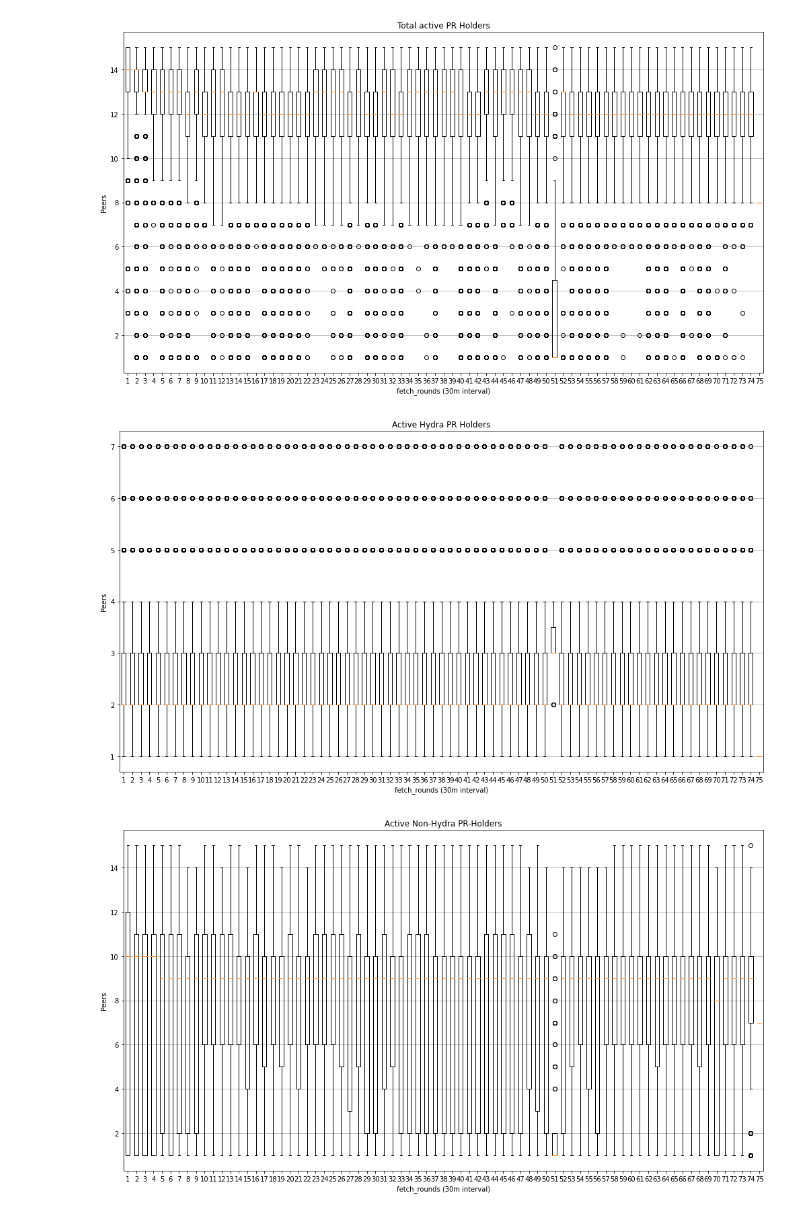
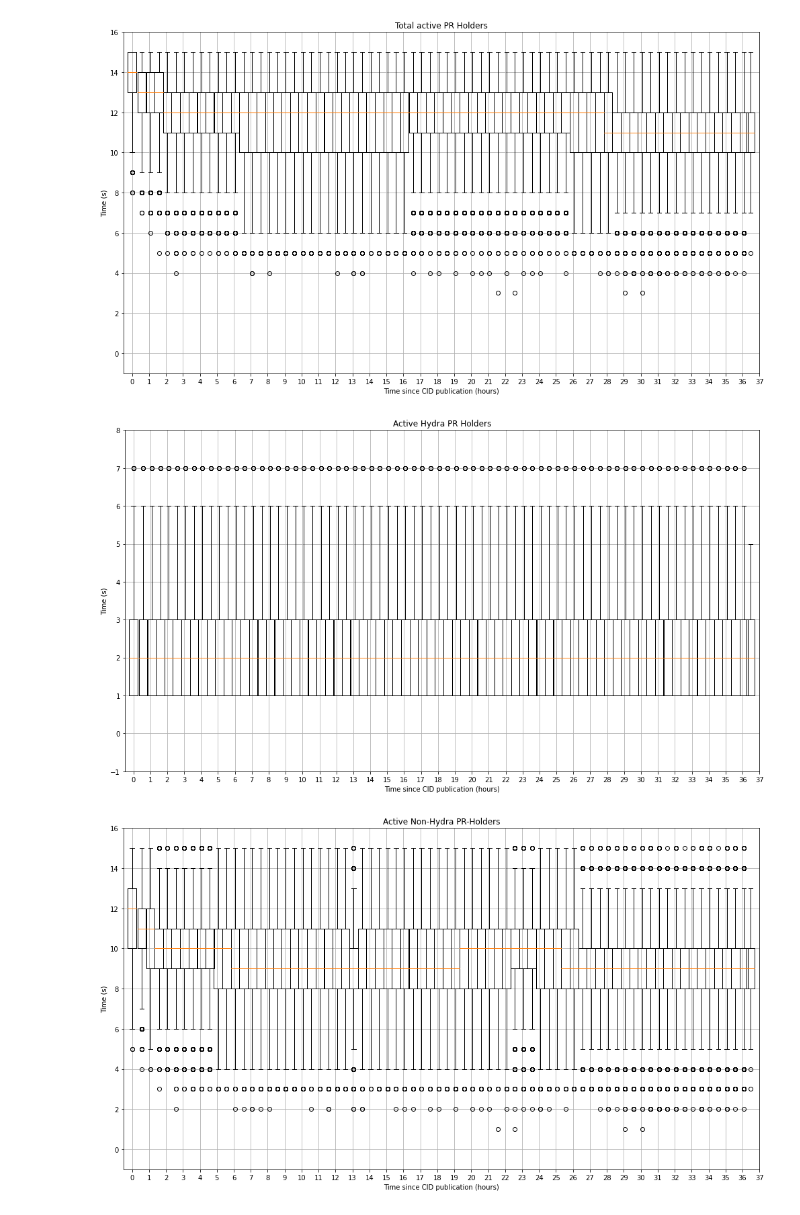
Before and after one commit to cortze/ipfs-cid-hoarder, a Jupyter notebook: analyzer/cid_hoarder_analyzer.ipynb, the cells around one changed output. Drawn from its saved outputs; the diff is of its cells as text; code cells hidden in the pictures.

```diff
--- a/analyzer/cid_hoarder_analyzer.ipynb
+++ b/analyzer/cid_hoarder_analyzer.ipynb
@@ -110,18 +117,26 @@ plt.grid(axis='y')
 pobj = pd.read_sql_query("select ping_round from fetch_results group by ping_round order by ping_round ASC", db_con)
 
 fetch_time_dist = []
+hours_dist = []
 # Get the distribution for each of the rounds
 for i, row in pobj.iterrows():
-    fpd_round_ftime = pd.read_sql_query(f'select fetch_duration from fetch_results where ping_round={row["ping_round"]}', db_con)
+    fpd_round_ftime = pd.read_sql_query(f'select cid_hash, fetch_time, fetch_duration from fetch_results where ping_round={row["ping_round"]} order by cid_hash', db_con)
     fetch_time_dist.append(fpd_round_ftime['fetch_duration'] / 1000 ) # convert to secs
 
-# TODO: remove zeros?
+    fpd_round_ftime['time of pub'] = (fpd_round_ftime['fetch_time'] - pub_times['gen_time']) / 3600 # get the hours since publish time
+    pp = fpd_round_ftime['time of pub'].to_numpy()
+    hours_dist.append(np.median(pp))
 
 fig, ax = plt.subplots()
-ax.boxplot(fetch_time_dist, showfliers=False)
-ax.set_xlabel("fetch_rounds (30m interval)") # TODO: hardcoded to 30 mins?
-ax.set_ylabel("time (ms)")
-ax.figure.set_size_inches(14, 8)
+ax.figure.set_size_inches(14, 6)
+ax.boxplot(fetch_time_dist, positions=hours_dist, showfliers=False)
+ax.set_xlabel("Time since CID publication (hours)")
+
+# set net xticks to int hours
+ticks = np.arange(np.round(hours_dist[-1])+2)
+ax.set_xticks(ticks, ticks.astype(int))
+ax.set_ylabel("Time (s)")
+
 plt.title("Quartiles of PR fetch times per fetching round")
 plt.grid(axis='y')
 plt.tight_layout()
@@ -167,46 +189,51 @@ query_set = ["""
     group by p.cid_hash, p.ping_round order by ping_round ASC;
     """,
     """
-    select p.cid_hash, p.ping_round, p.client, count(p.is_active) from (
+    select p.cid_hash, p.ping_round, count(p.is_active) from (
         select r.cid_hash, r.ping_round, r.peer_id, r.is_active, i.client from ping_results as r
         left join peer_info as i on r.peer_id=i.peer_id
     ) as p where p.ping_round={%ping_round%} and p.is_active=true and p.client='hydra-booster'
-    group by p.cid_hash, p.ping_round, p.client order by ping_round ASC;
+    group by p.cid_hash, p.ping_round order by ping_round ASC;
     """,
     """
-    select p.cid_hash, p.ping_round, p.client, count(p.is_active) from (
+    select p.cid_hash, p.ping_round, count(p.is_active) from (
         select r.cid_hash, r.ping_round, r.peer_id, r.is_active, i.client from ping_results as r
         left join peer_info as i on r.peer_id=i.peer_id
     ) as p where p.ping_round={%ping_round%} and p.is_active=true and p.client!='hydra-booster'
-    group by p.cid_hash, p.ping_round, p.client order by ping_round ASC;
+    group by p.cid_hash, p.ping_round order by ping_round ASC;
     """,
 ]
 title_set = ["Total active PR Holders", "Active Hydra PR Holders", "Active Non-Hydra PR-Holders"]
 
 for item, query_item in enumerate(query_set):
     active_tot = []
     # Iterate through ping rounds to get
     for idx, row in ping_rounds.iterrows():
         aux_act = []
         active_p = pd.read_sql_query( query_item.replace('{%ping_round%}', str(row['ping_round'])), db_con)
         for i, r in active_p.iterrows():
             aux_act.append(r['count'])
         active_tot.append(aux_act)
 
     # active hydras vs active no hydras
-    fig, ax = plt.subplots()
-    ax.boxplot(active_tot, showfliers=True)
+    fig, ax = plt.subplots(figsize=(14,8))
+    ax.boxplot(active_tot, positions=hours_dist, showfliers=True)
     ax.set_title(title_set[item])
-    ax.set_xlabel("fetch_rounds (30m interval)") # TODO: hardcoded to 30 mins
-    ax.set_ylabel("Peers")
-    ax.figure.set_size_inches(14, 8)
-    plt.grid(axis='y')
+
+    # set net xticks to int hours
+    ticks = np.arange(np.round(hours_dist[-1])+2)
+    ax.set_xticks(ticks, ticks.astype(int))
+    ax.set_xlabel("Time since CID publication (hours)")
+    ax.set_ylabel("Time (s)")
+    ax.set_ylim(-1, max(active_tot[0])+1)
+
+    plt.grid()
     plt.tight_layout()
     plt.show()
 # %% [output]
-[figure, old version]
+[figure, new version]
-[figure, old version]
+[figure, new version]
-[figure, old version]
+[figure, new version]
 # %%
 # Get PR holders keeping the PRs over fetch rounds
 
```
Also changed, not shown: parts of 16 cells of this notebook, 4 other files.
